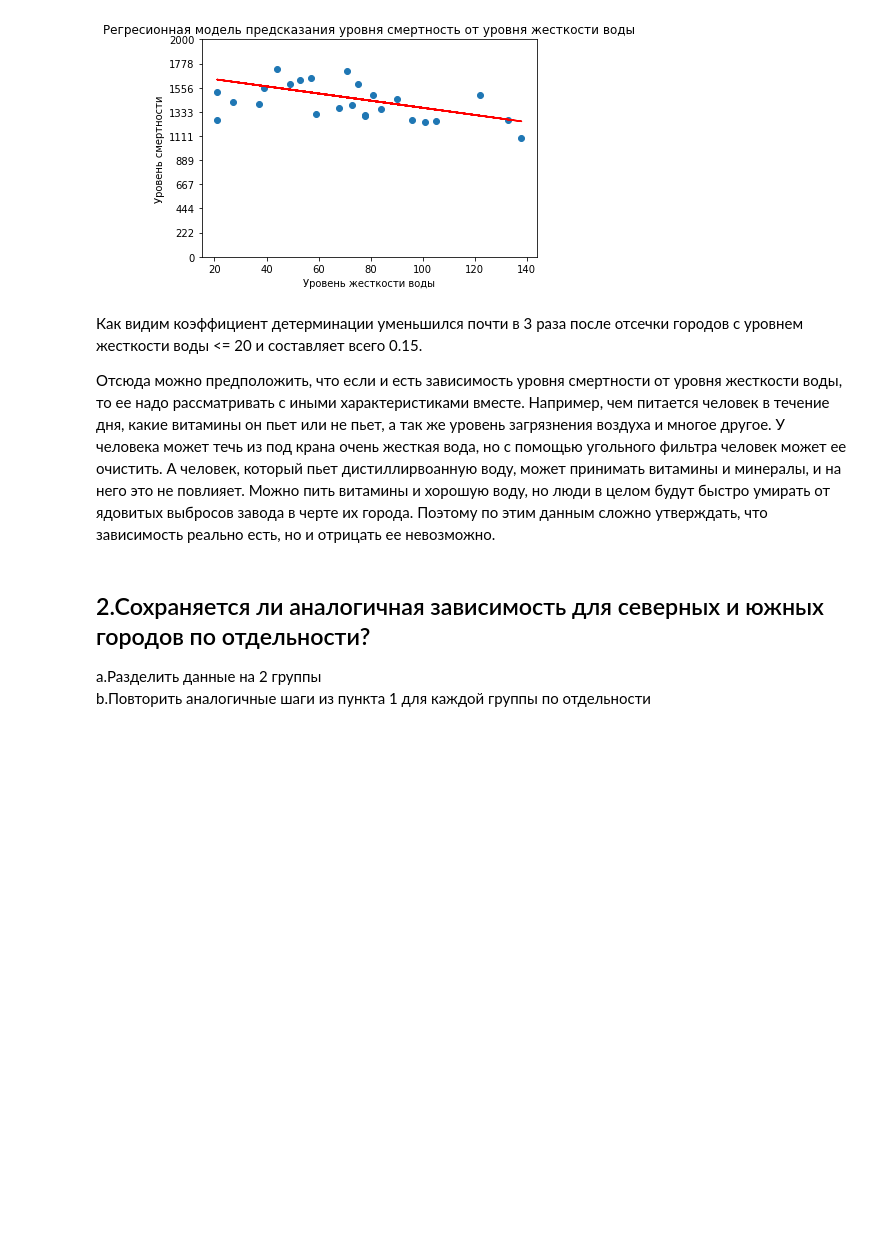
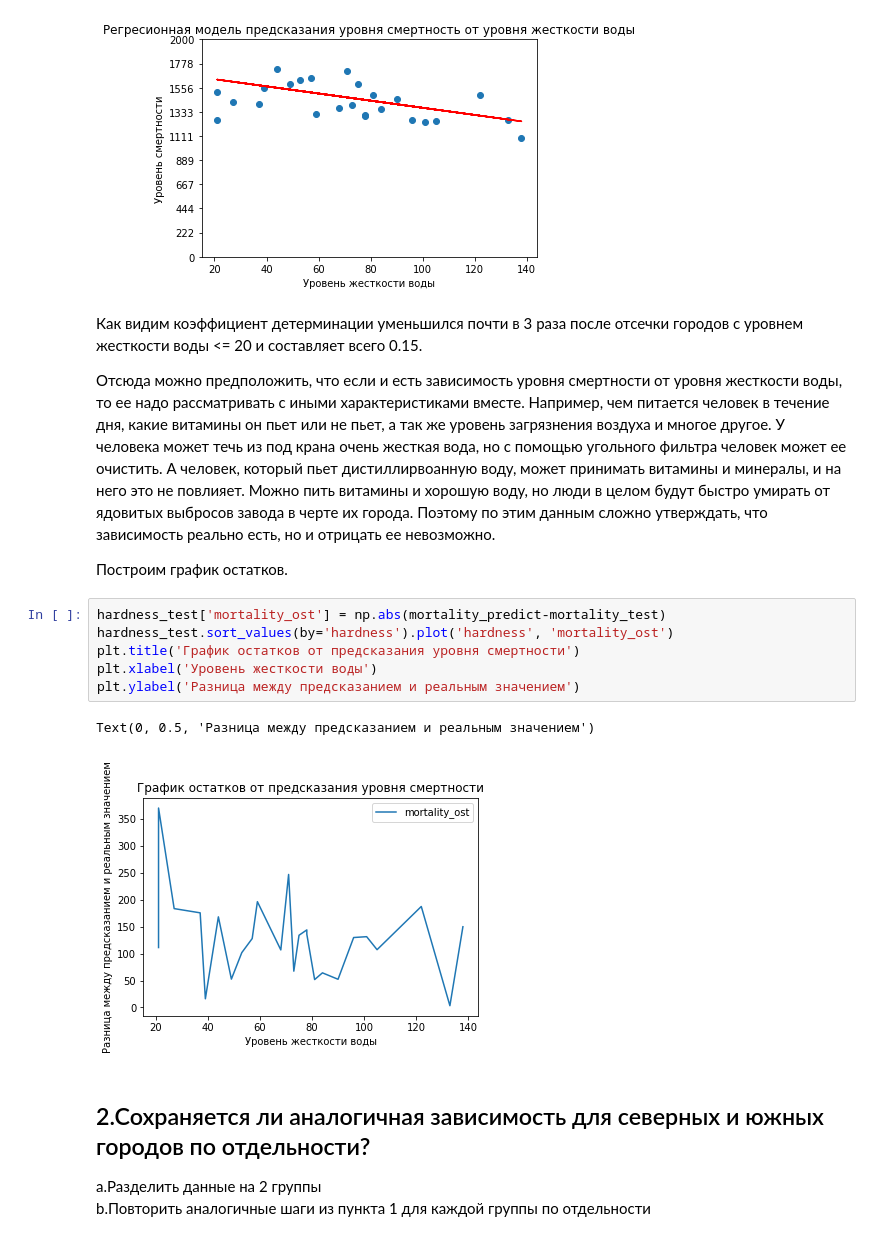
Before and after one commit to inject0r1945/pyda-13-dz, a Jupyter notebook: correlation/dz_report.ipynb, the cells around one changed output. Saved outputs shown, nothing was run; the diff lists cells and outputs as text; blank space fills up the shorter version.

```diff
--- a/correlation/dz_report.ipynb
+++ b/correlation/dz_report.ipynb
@@ -215,6 +215,17 @@ plt.show()
 Как видим коэффициент детерминации уменьшился почти в 3 раза после отсечки городов с уровнем жесткости воды <= 20 и составляет всего 0.15.
 
 Отсюда можно предположить, что если и есть зависимость уровня смертности от уровня жесткости воды, то ее надо рассматривать с иными характеристиками вместе. Например, чем питается человек в течение дня, какие витамины он пьет или не пьет, а так же уровень загрязнения воздуха и многое другое. У человека может течь из под крана очень жесткая вода, но с помощью угольного фильтра человек может ее очистить. А человек, который пьет дистиллирвоанную воду, может принимать витамины и минералы, и на него это не повлияет. Можно пить витамины и хорошую воду, но люди в целом будут быстро умирать от ядовитых выбросов завода в черте их города. Поэтому по этим данным сложно утверждать, что зависимость реально есть, но и отрицать ее невозможно.
+
+Построим график остатков.
+# %%
+hardness_test['mortality_ost'] = np.abs(mortality_predict-mortality_test)
+hardness_test.sort_values(by='hardness').plot('hardness', 'mortality_ost')
+plt.title('График остатков от предсказания уровня смертности')
+plt.xlabel('Уровень жесткости воды')
+plt.ylabel('Разница между предсказанием и реальным значением')
+# %% [output]
+Text(0, 0.5, 'Разница между предсказанием и реальным значением')
+[figure, added]
 # %% [markdown]
 ## 2.Сохраняется ли аналогичная зависимость для северных и южных городов по отдельности?
 
```
Also changed, not shown: parts of 2 cells of this notebook.
